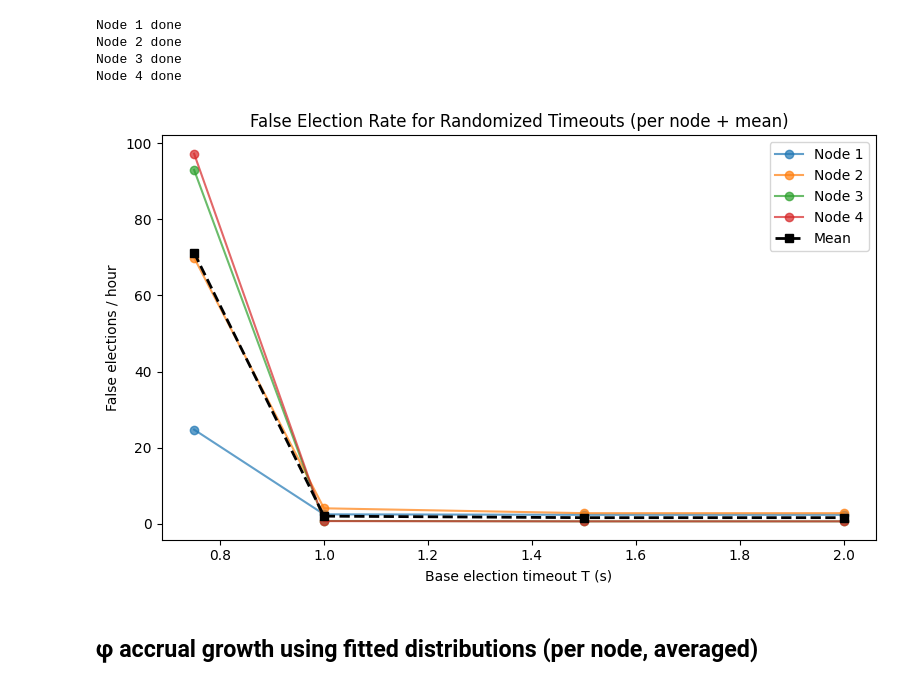
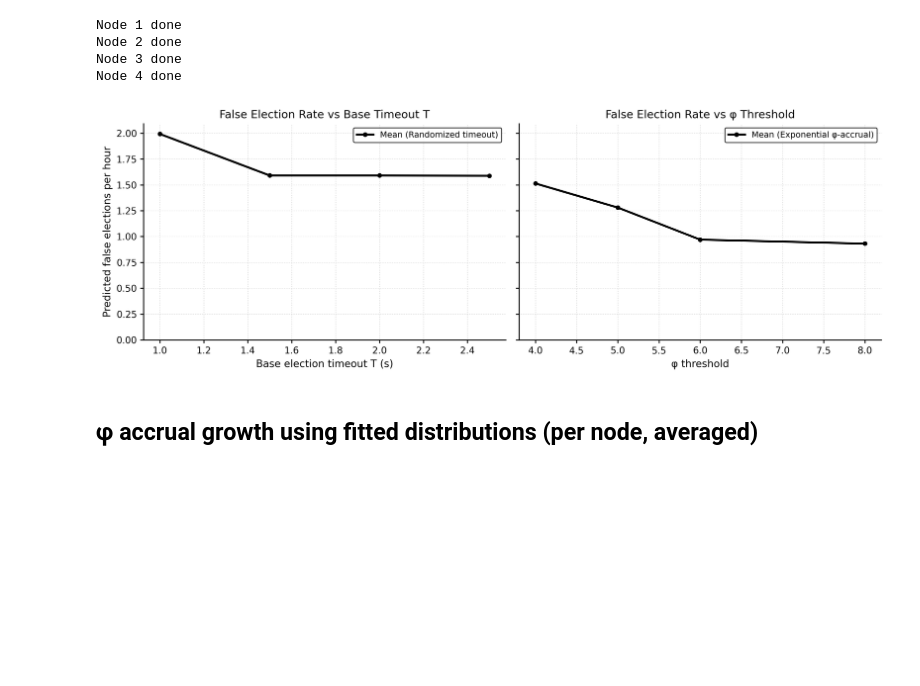
Before and after one commit to nriedman/raft-research, a Jupyter notebook: analysis/long_trace/trace-replay-refactored.ipynb, the cells around one changed output. Saved outputs shown, nothing was run; the diff lists cells and outputs as text; code cells hidden in the pictures; blank space fills up the shorter version.

```diff
--- a/analysis/long_trace/trace-replay-refactored.ipynb
+++ b/analysis/long_trace/trace-replay-refactored.ipynb
@@ -360,7 +396,7 @@ plt.show()
 # %% [markdown]
 ## False election rate vs φ threshold (per node, combined)
 # %%
-PHI_THRESHOLDS = range(4, 15)
+PHI_THRESHOLDS = [4.0, 5.0, 6.0, 8.0]
 
 
 def compute_election_rates(intervals, times):
@@ -435,7 +474,6 @@ ax.fill_between(
     label="±1σ across nodes"
 )
 
-ax.set_yscale("log")
 ax.set_xlabel("φ threshold", fontsize=11)
 ax.set_ylabel("Predicted false elections per hour", fontsize=11)
 ax.set_title("False Election Rate vs φ Threshold (Exponential)", fontsize=12)
@@ -448,7 +486,7 @@ KeyError: 1
 # %% [markdown]
 ## False election rate vs randomized timeout T (per node, combined)
 # %%
-T_VALUES = [0.75, 1.0, 1.5, 2.0]
+T_VALUES = [1.0, 1.5, 2.0, 2.5]
 TRIALS = 50
 
 
@@ -478,27 +516,54 @@ Node 2 done
 Node 3 done
 Node 4 done
 # %%
-fig, ax = plt.subplots(figsize=(8, 5))
+# Timeout-based false election rate (mean only, no std shading)
+t_vals = np.array(T_VALUES)
+timeout_rates = np.vstack([timeout_results[nid]["elections_per_hour"].values for nid in NODE_IDS])
+timeout_mean_rate = timeout_rates.mean(axis=0)
 
-for node_id in NODE_IDS:
-    df = timeout_results[node_id]
-    ax.plot(df["base_timeout_T"], df["elections_per_hour"],
-            marker="o", label=f"Node {node_id}", alpha=0.7)
+# Exponential φ-accrual false election rate (mean only, no std shading)
+phi_vals = np.array(PHI_THRESHOLDS)
+exp_rates = np.vstack([election_results[nid]["exp_eph"].values for nid in NODE_IDS])
+exp_mean_rate = exp_rates.mean(axis=0)
 
-mean_rates = np.mean(
-    [timeout_results[nid]["elections_per_hour"].values for nid in NODE_IDS], axis=0
+y_max = max(timeout_mean_rate.max(), exp_mean_rate.max()) * 1.05
+
+fig, axes = plt.subplots(1, 2, figsize=(12, 4.2), dpi=300, sharey=True)
+
+for ax in axes:
+    ax.spines["top"].set_visible(False)
+    ax.spines["right"].set_visible(False)
+    ax.spines["left"].set_linewidth(1.1)
+    ax.spines["bottom"].set_linewidth(1.1)
+    ax.grid(True, linestyle=":", linewidth=0.7, color="0.82")
+    ax.tick_params(axis="both", labelsize=10, width=1.1)
+    ax.set_ylim(0, y_max)
+
+# Left: randomized timeout model
+axes[0].plot(
+    t_vals, timeout_mean_rate,
+    color="black", linewidth=2.2, marker="o", markersize=4,
+    label="Mean (Randomized timeout)"
 )
-ax.plot(T_VALUES, mean_rates, color="black", linewidth=2,
-        linestyle="--", marker="s", label="Mean")
+axes[0].set_xlabel("Base election timeout T (s)", fontsize=11)
+axes[0].set_ylabel("Predicted false elections per hour", fontsize=11)
+axes[0].set_title("False Election Rate vs Base Timeout T", fontsize=12)
+axes[0].legend(frameon=True, edgecolor="black", fontsize=9)
 
-ax.set_xlabel("Base election timeout T (s)")
-ax.set_ylabel("False elections / hour")
-ax.set_title("False Election Rate for Randomized Timeouts (per node + mean)")
-ax.legend()
+# Right: exponential φ-accrual model
+axes[1].plot(
+    phi_vals, exp_mean_rate,
+    color="black", linewidth=2.2, marker="o", markersize=4,
+    label="Mean (Exponential φ-accrual)"
+)
+axes[1].set_xlabel("φ threshold", fontsize=11)
+axes[1].set_title("False Election Rate vs φ Threshold", fontsize=12)
+axes[1].legend(frameon=True, edgecolor="black", fontsize=9)
+
 plt.tight_layout()
 plt.show()
 # %% [output]
-[figure, old version]
+[figure, new version]
 # %% [markdown]
 ## φ accrual growth using fitted distributions (per node, averaged)
 # %%
```
Also changed, not shown: parts of 4 cells of this notebook, 33 other files.
